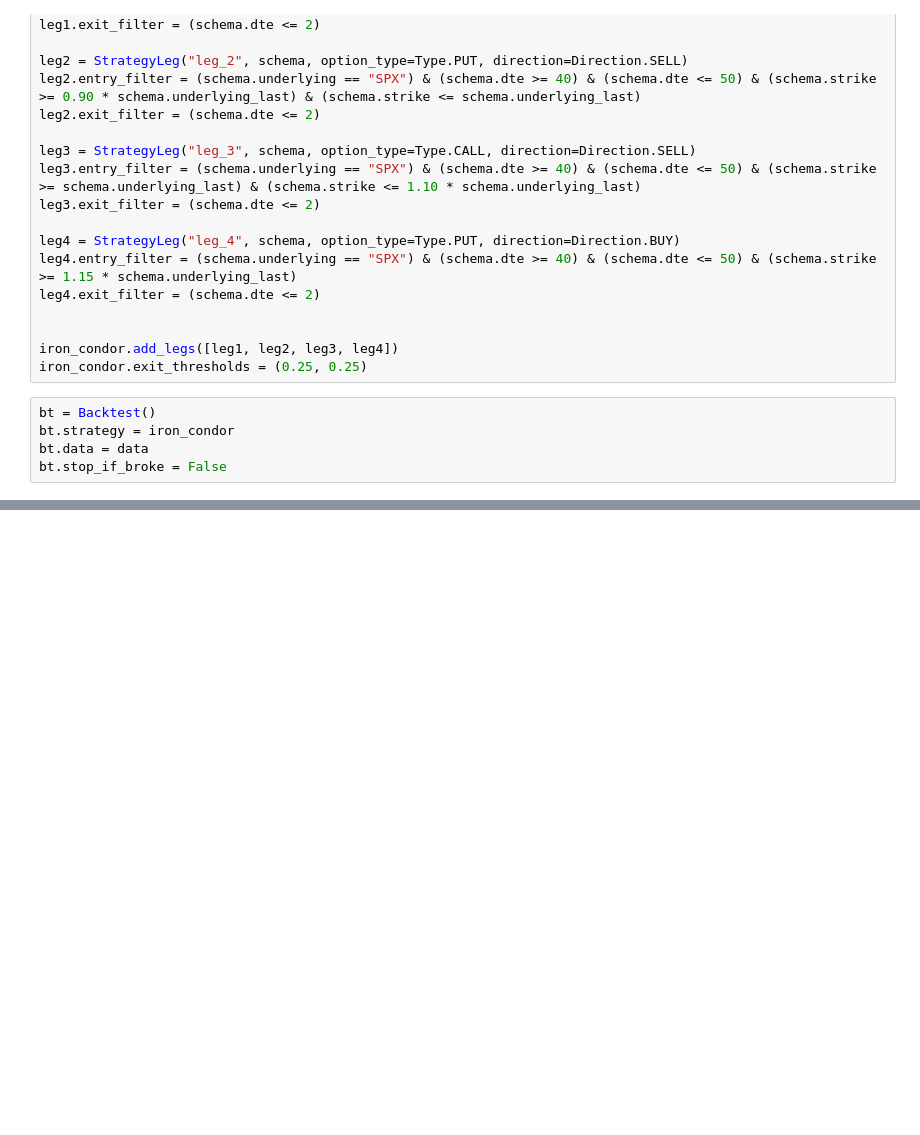
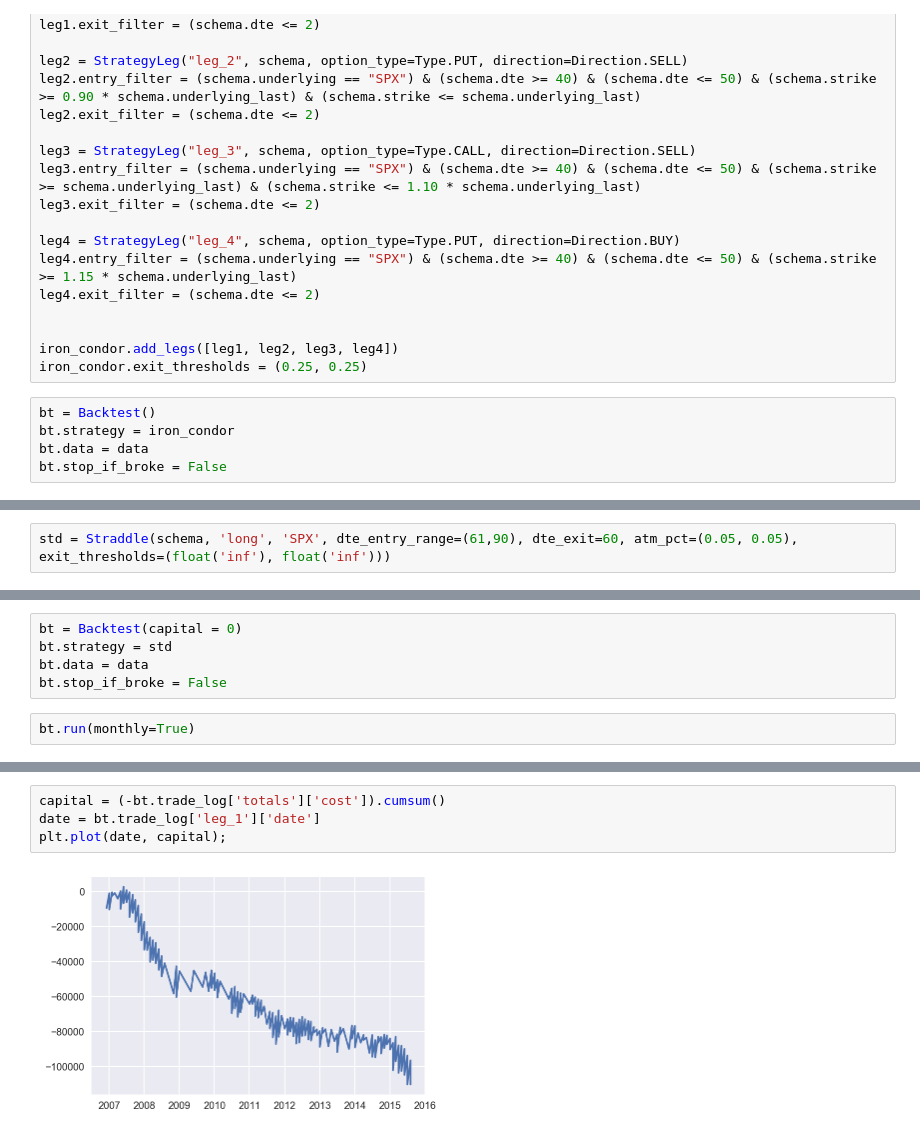
Before and after one commit to lambdaclass/options_backtester, a Jupyter notebook: backtester_demo.ipynb, the cells around one changed output, grey strips where cells are left out. Cells and saved outputs as stored; diff of their text form; blank space fills up the shorter version.

```diff
--- a/backtester_demo.ipynb
+++ b/backtester_demo.ipynb
@@ -176,0 +229,2 @@ plt.plot(date, capital);
+# %%
+std = Straddle(schema, 'long', 'SPX', dte_entry_range=(61,90), dte_exit=60, atm_pct=(0.05, 0.05), exit_thresholds=(float('inf'), float('inf')))
@@ -176,0 +233,7 @@ plt.plot(date, capital);
+# %%
+bt = Backtest(capital = 0)
+bt.strategy = std
+bt.data = data
+bt.stop_if_broke = False
+# %%
+bt.run(monthly=True)
@@ -176,0 +257,6 @@ plt.plot(date, capital);
+# %%
+capital = (-bt.trade_log['totals']['cost']).cumsum()
+date = bt.trade_log['leg_1']['date']
+plt.plot(date, capital);
+# %% [output]
+[figure, added]
```
Also changed, not shown: parts of 18 cells of this notebook, 7 other files.
